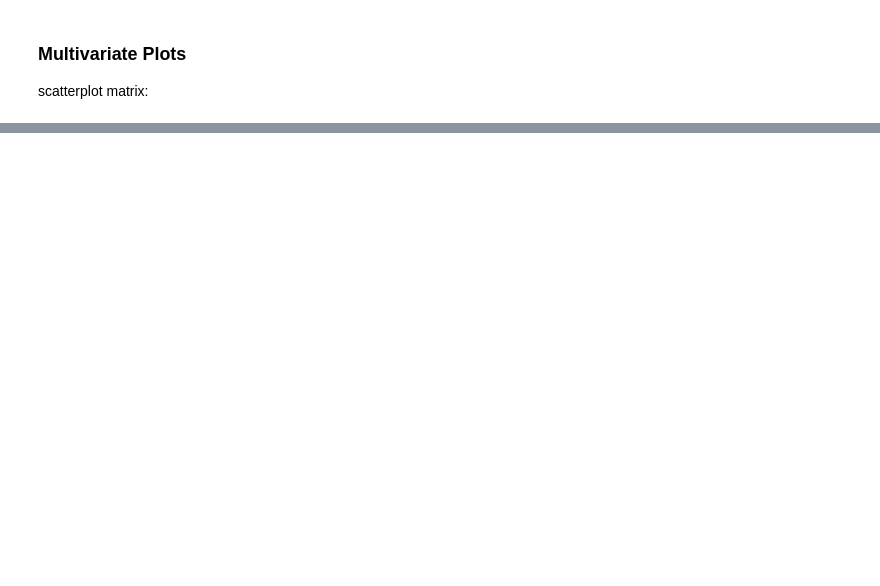
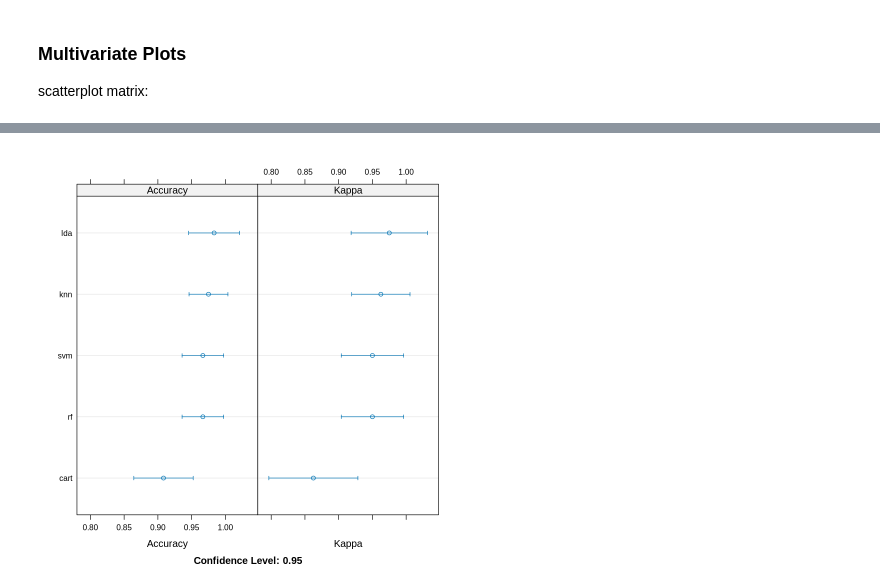
Before and after one commit to jstarkgrad-code/Assignment5-Machine_Learning_Tutorial, a Jupyter notebook: manual-R/R-based_ML_5b.ipynb, the cells around one changed output, grey strips where cells are left out. Drawn from its saved outputs; the diff is of its cells as text; code cells hidden in the pictures; blank space fills up the shorter version.

```diff
--- a/manual-R/R-based_ML_5b.ipynb
+++ b/manual-R/R-based_ML_5b.ipynb
@@ -63,0 +122,4 @@ featurePlot(x=x, y=y, plot="ellipse")
+# %%
+# test hardness
+control <- trainControl(method="cv", number=10)
+metric <- "Accuracy"
@@ -63,0 +133,14 @@ featurePlot(x=x, y=y, plot="ellipse")
+# %%
+set.seed(7)
+fit.lda <- train(Species~., data=dataset, method="lda", metric=metric, trControl=control)
+set.seed(7)
+fit.cart <- train(Species~., data=dataset, method="rpart", metric=metric, trControl=control)
+set.seed(7)
+fit.knn <- train(Species~., data=dataset, method="knn", metric=metric, trControl=control)
+set.seed(7)
+fit.svm <- train(Species~., data=dataset, method="svmRadial", metric=metric, trControl=control)
+set.seed(7)
+fit.rf <- train(Species~., data=dataset, method="rf", metric=metric, trControl=control)
+# %%
+results <- resamples(list(lda=fit.lda, cart=fit.cart, knn=fit.knn, svm=fit.svm, rf=fit.rf))
+summary(results)
@@ -63,0 +165,4 @@ featurePlot(x=x, y=y, plot="ellipse")
+# %%
+dotplot(results)
+# %% [output]
+[figure, added]
```
Also changed, not shown: parts of 15 cells of this notebook.
